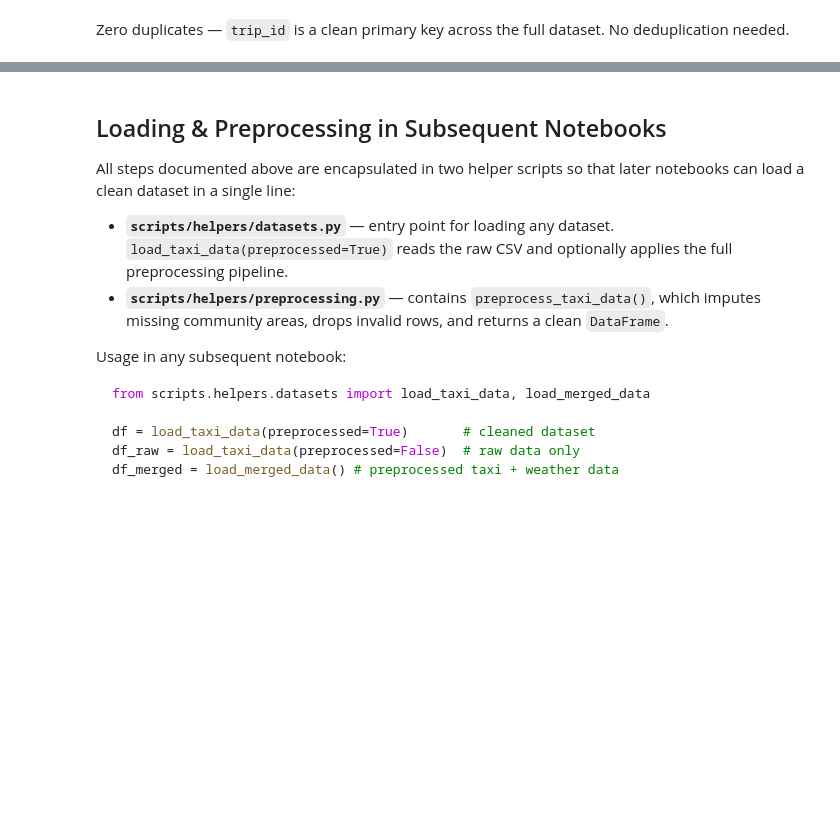
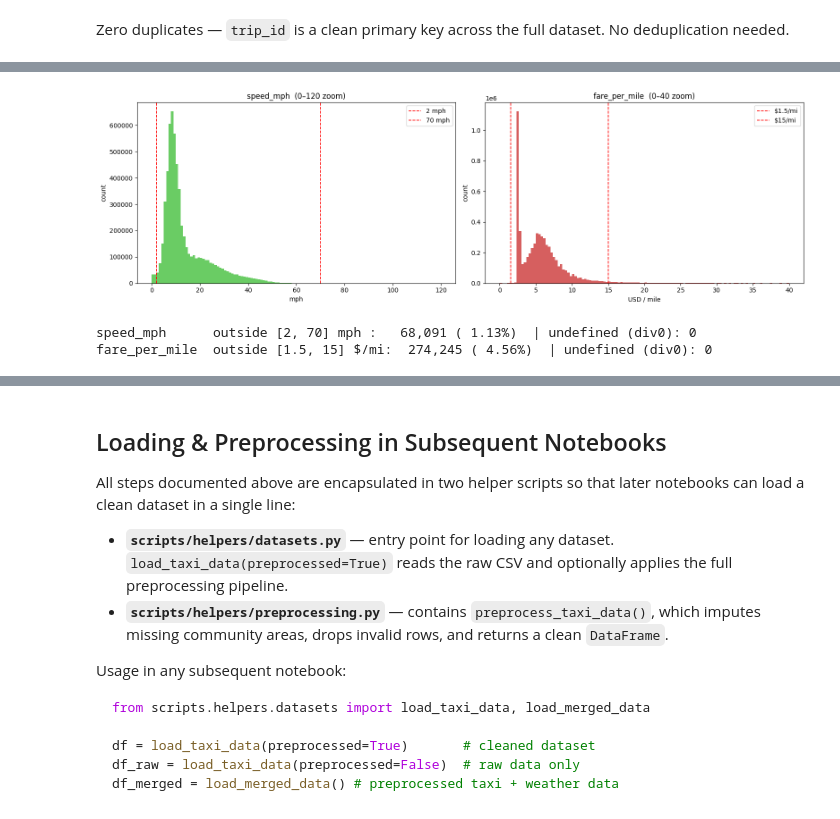
Before and after one commit to timoerc/AAA26-Chicago-Mobility, a Jupyter notebook: notebooks/01_data_preparation.ipynb, the cells around one changed output, grey strips where cells are left out. Saved outputs shown, nothing was run; the diff lists cells and outputs as text; code cells hidden in the pictures; blank space fills up the shorter version.

```diff
--- a/notebooks/01_data_preparation.ipynb
+++ b/notebooks/01_data_preparation.ipynb
@@ -284,0 +403,37 @@ Zero duplicates — `trip_id` is a clean primary key across the full dataset. No
+# %%
+# Zoom into the two most important derived features, with candidate thresholds (red)
+SPEED_LO, SPEED_HI = 2, 70      # mph      — candidate bounds, validate against the tails!
+FPM_LO,   FPM_HI   = 1.5, 15    # USD/mile — candidate bounds, validate against the tails!
+
+fig, axes = plt.subplots(1, 2, figsize=(16, 5))
+
+speed = df_diag["speed_mph"].dropna()
+axes[0].hist(speed[speed.between(0, 120)], bins=120,
+             color=sns.color_palette("muted")[2], edgecolor="none")
+axes[0].axvline(SPEED_LO, color="red", ls="--", lw=1.2, label=f"{SPEED_LO} mph")
+axes[0].axvline(SPEED_HI, color="red", ls="--", lw=1.2, label=f"{SPEED_HI} mph")
+axes[0].set_title("speed_mph  (0–120 zoom)")
+axes[0].set_xlabel("mph"); axes[0].set_ylabel("count"); axes[0].legend()
+
+fpm = df_diag["fare_per_mile"].dropna()
+axes[1].hist(fpm[fpm.between(0, 40)], bins=120,
+             color=sns.color_palette("muted")[3], edgecolor="none")
+axes[1].axvline(FPM_LO, color="red", ls="--", lw=1.2, label=f"${FPM_LO}/mi")
+axes[1].axvline(FPM_HI, color="red", ls="--", lw=1.2, label=f"${FPM_HI}/mi")
+axes[1].set_title("fare_per_mile  (0–40 zoom)")
+axes[1].set_xlabel("USD / mile"); axes[1].set_ylabel("count"); axes[1].legend()
+
+plt.tight_layout()
+plt.show()
+
+# Share outside the candidate corridors (NaN = undefined due to division by zero, reported separately)
+for col, lo, hi, unit in [("speed_mph", SPEED_LO, SPEED_HI, "mph"),
+                          ("fare_per_mile", FPM_LO, FPM_HI, "$/mi")]:
+    s = df_diag[col]
+    outside = (~s.between(lo, hi)) & s.notna()
+    print(f"{col:<14} outside [{lo}, {hi}] {unit:<4}: {outside.sum():>8,} ({outside.mean():6.2%})"
+          f"  | undefined (div0): {s.isna().sum():,}")
+# %% [output]
+[figure, added]
+speed_mph      outside [2, 70] mph :   68,091 ( 1.13%)  | undefined (div0): 0
+fare_per_mile  outside [1.5, 15] $/mi:  274,245 ( 4.56%)  | undefined (div0): 0
```
Also changed, not shown: parts of 22 cells of this notebook, 1 other file.
